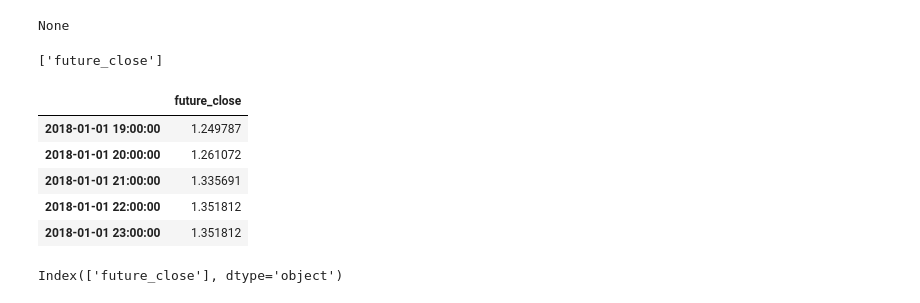
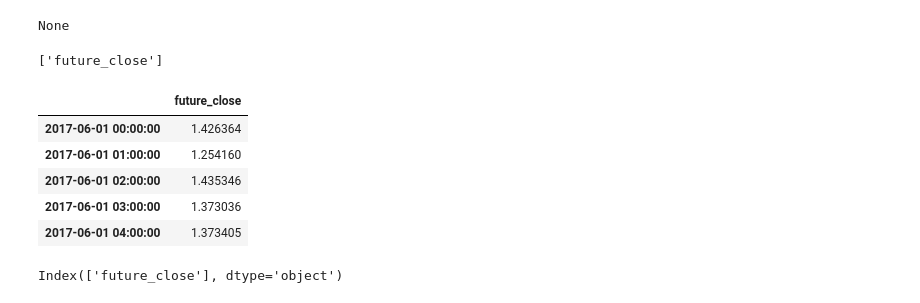
Before and after one commit to Teetertater/GoldGeld, a Jupyter notebook: lstm-test.ipynb, the cells around one changed output. Saved outputs shown, nothing was run; the diff lists cells and outputs as text; code cells hidden in the pictures.

```diff
--- a/lstm-test.ipynb
+++ b/lstm-test.ipynb
@@ -185,7 +187,7 @@ def series_to_supervised(df, n_in=1, n_out=1, dropnan=False):
     return agg
 # %%
 #Add past hours of AvgTone and GoldsteinScale
-time_steps_back = 168
+time_steps_back = 168*3
 
 df2['Volume'] = df2['Volume'].fillna(1).apply(lambda v: (0 if v < 1 else math.log(v))/10)
 
@@ -229,22 +231,22 @@ None
 # %%
 pretrainDf = df2
 start_date = datetime.datetime.strptime('2015-02-01', "%Y-%m-%d")# + datetime.timedelta(hours = 168)
 end_date = '2017-06-01'
 val_end_date = '2018-01-01'
 prediction_columns = ['future_close']
 print(prediction_columns)
 
 train_y_df = pretrainDf.loc[start_date:end_date][prediction_columns]
 test_y_df = pretrainDf.loc[end_date:val_end_date][prediction_columns]
-test_y_df.tail(5)
+test_y_df.head(5)
 # %% [output]
 ['future_close']
 |  | future_close |
-| 2018-01-01 19:00:00 | 1.249787 |
-| 2018-01-01 20:00:00 | 1.261072 |
-| 2018-01-01 21:00:00 | 1.335691 |
-| 2018-01-01 22:00:00 | 1.351812 |
-| 2018-01-01 23:00:00 | 1.351812 |
+| 2017-06-01 00:00:00 | 1.426364 |
+| 2017-06-01 01:00:00 | 1.254160 |
+| 2017-06-01 02:00:00 | 1.435346 |
+| 2017-06-01 03:00:00 | 1.373036 |
+| 2017-06-01 04:00:00 | 1.373405 |
 # %%
 print(df2.filter(regex='future_close.*').columns)
 # %% [output]
```
Also changed, not shown: parts of 13 cells of this notebook.
